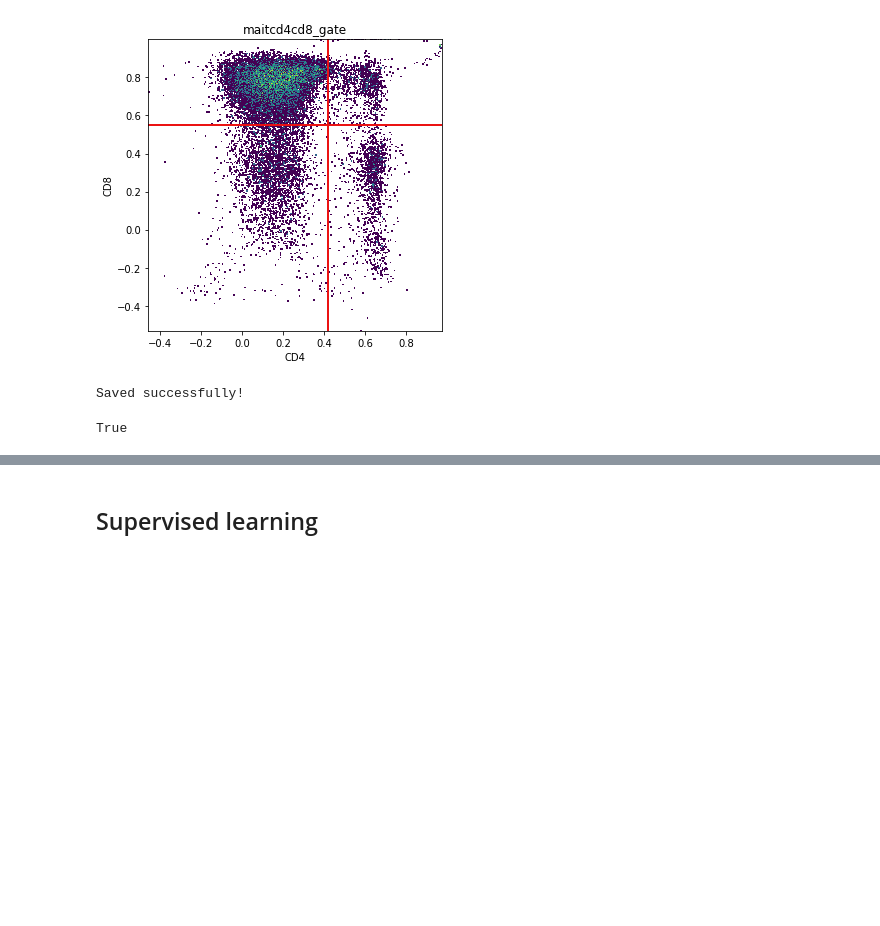
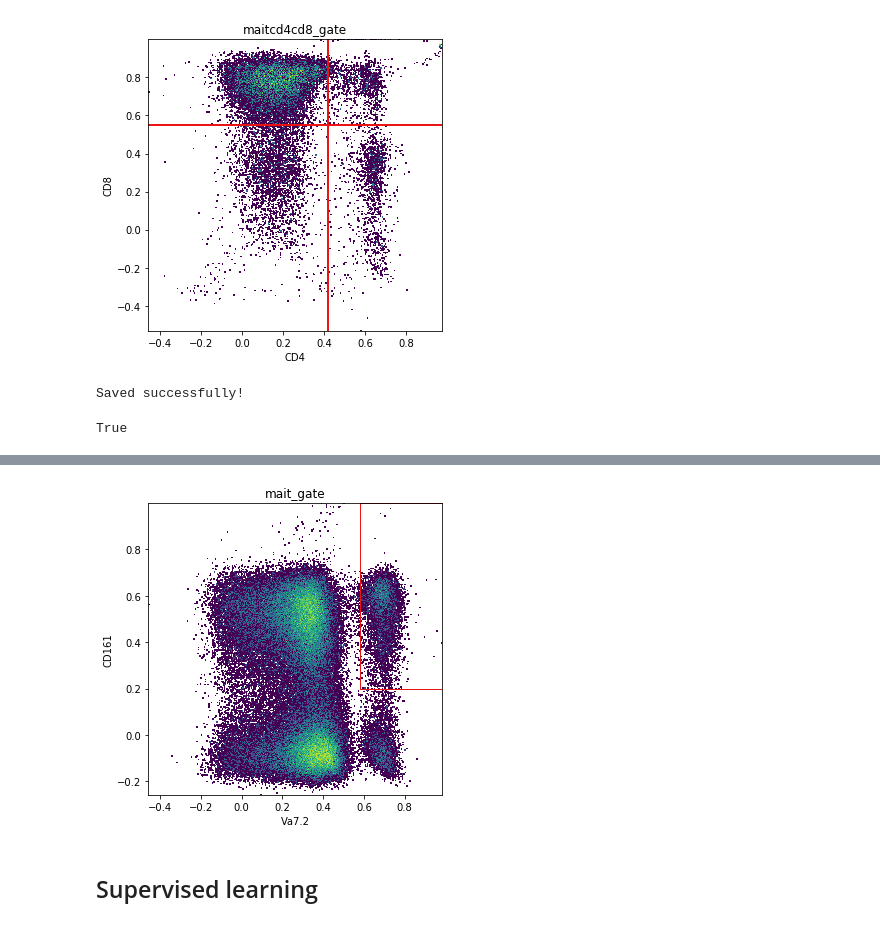
Before and after one commit to burtonrj/CytoPy, a Jupyter notebook: Notebooks/PD/3_Classification.ipynb, the cells around one changed output, grey strips where cells are left out. Drawn from its saved outputs; the diff is of its cells as text; code cells hidden in the pictures; blank space fills up the shorter version.

```diff
--- a/Notebooks/PD/3_Classification.ipynb
+++ b/Notebooks/PD/3_Classification.ipynb
@@ -140,0 +184,15 @@ True
+# %%
+children = ChildPopulationCollection('geom')
+children.add_population('mait', definition='+')
+children.add_population('classic', definition='-')
+kwargs = dict(x='Va7.2', y='CD161', transform_x='logicle', transform_y='logicle',
+             x_min=0.55, y_min=0.2, x_max=1, y_max=1)
+val.create_gate(gate_name='mait_gate',
+                parent='nongdt',
+                class_='Static',
+                method='rect_gate',
+                child_populations=children,
+                kwargs=kwargs)
+val.apply('mait_gate')
+# %% [output]
+[figure, added]
```
Also changed, not shown: parts of 28 cells of this notebook, 4 other files.
